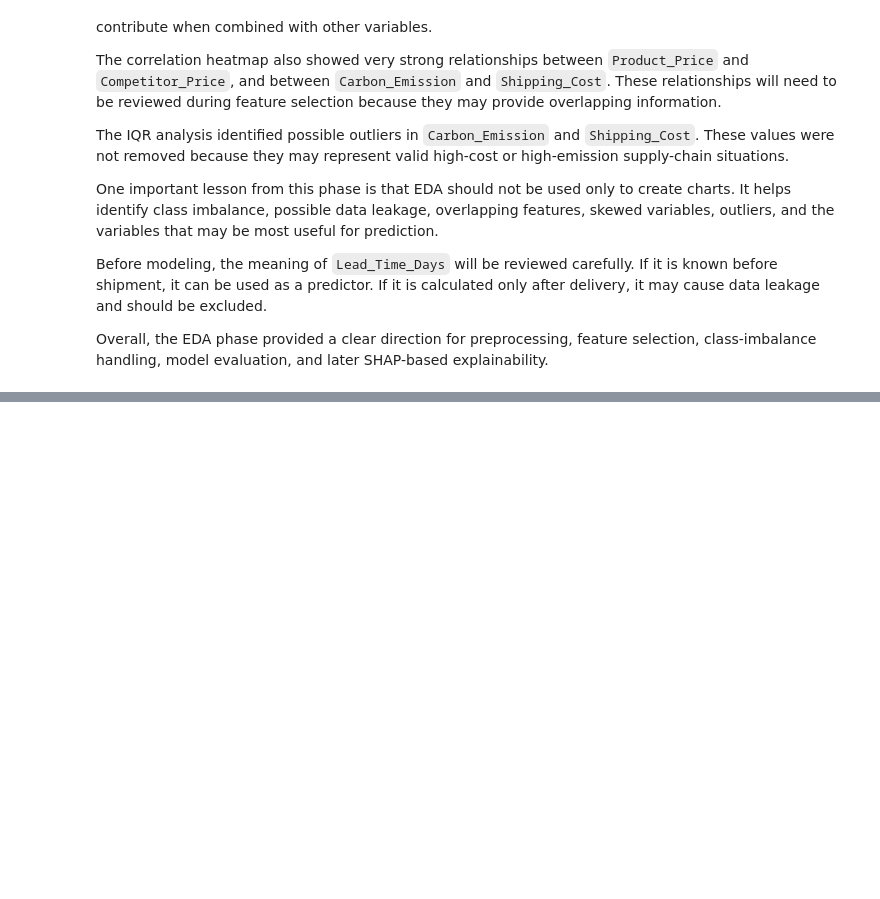
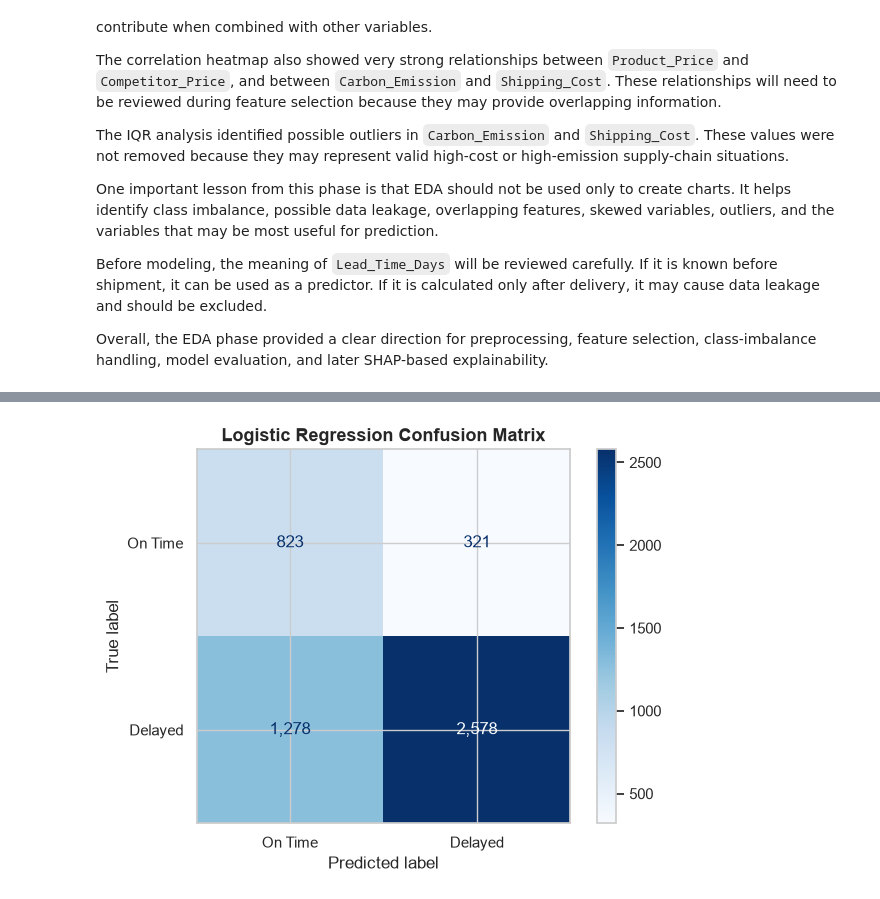
Before and after one commit to Kiruthikaa2512/cb_supply_risk, a Jupyter notebook: notebooks/cross_border_supply_chain_analysis.ipynb, the cells around one changed output, grey strips where cells are left out. Saved outputs shown, nothing was run; the diff lists cells and outputs as text; code cells hidden in the pictures; blank space fills up the shorter version.

```diff
--- a/notebooks/cross_border_supply_chain_analysis.ipynb
+++ b/notebooks/cross_border_supply_chain_analysis.ipynb
@@ -3185,0 +4524,96 @@ explainability.
+# %%
+# Store predictions for the trained machine learning models
+trained_model_predictions = {
+    "Logistic Regression": logistic_predictions,
+    "Random Forest": random_forest_predictions,
+    "Gradient Boosting": gradient_boosting_predictions,
+}
+
+confusion_matrix_records = []
+
+# Calculate and display confusion matrices
+for model_name, predictions in trained_model_predictions.items():
+    matrix = confusion_matrix(
+        y_test,
+        predictions,
+        labels=[0, 1],
+    )
+
+    true_on_time = matrix[0, 0]
+    false_delay_alerts = matrix[0, 1]
+    missed_delays = matrix[1, 0]
+    correctly_identified_delays = matrix[1, 1]
+
+    confusion_matrix_records.append({
+        "Model": model_name,
+        "Correct_On_Time": true_on_time,
+        "False_Delay_Alerts": false_delay_alerts,
+        "Missed_Delays": missed_delays,
+        "Correct_Delays": correctly_identified_delays,
+    })
+
+    display_object = ConfusionMatrixDisplay(
+        confusion_matrix=matrix,
+        display_labels=[
+            "On Time",
+            "Delayed",
+        ],
+    )
+
+    display_object.plot(
+        cmap="Blues",
+        values_format=",d",
+    )
+
+    plt.title(
+        f"{model_name} Confusion Matrix",
+        fontsize=13,
+        fontweight="bold",
+    )
+
+    plt.tight_layout()
+
+    confusion_filename = (
+        model_name
+        .lower()
+        .replace(" ", "_")
+        + "_confusion_matrix.png"
+    )
+
+    confusion_chart_path = (
+        Path("../outputs/figures")
+        / confusion_filename
+    )
+
+    if not confusion_chart_path.parent.exists():
+        confusion_chart_path = (
+            Path("outputs/figures")
+            / confusion_filename
+        )
+
+    confusion_chart_path.parent.mkdir(
+        parents=True,
+        exist_ok=True,
+    )
+
+    plt.savefig(
+        confusion_chart_path,
+        dpi=300,
+        bbox_inches="tight",
+    )
+
+    print(
+        f"{model_name} confusion matrix saved to: "
+        f"{confusion_chart_path}"
+    )
+
+    plt.show()
+
+# Create an exact error-comparison table
+confusion_matrix_summary = pd.DataFrame(
+    confusion_matrix_records
+)
+
+print("Exact classification results:")
+display(confusion_matrix_summary)
+# %% [output]
@@ -3185,0 +4621 @@ explainability.
+[figure, added]
```
Also changed, not shown: parts of 48 cells of this notebook, 14 other files.
